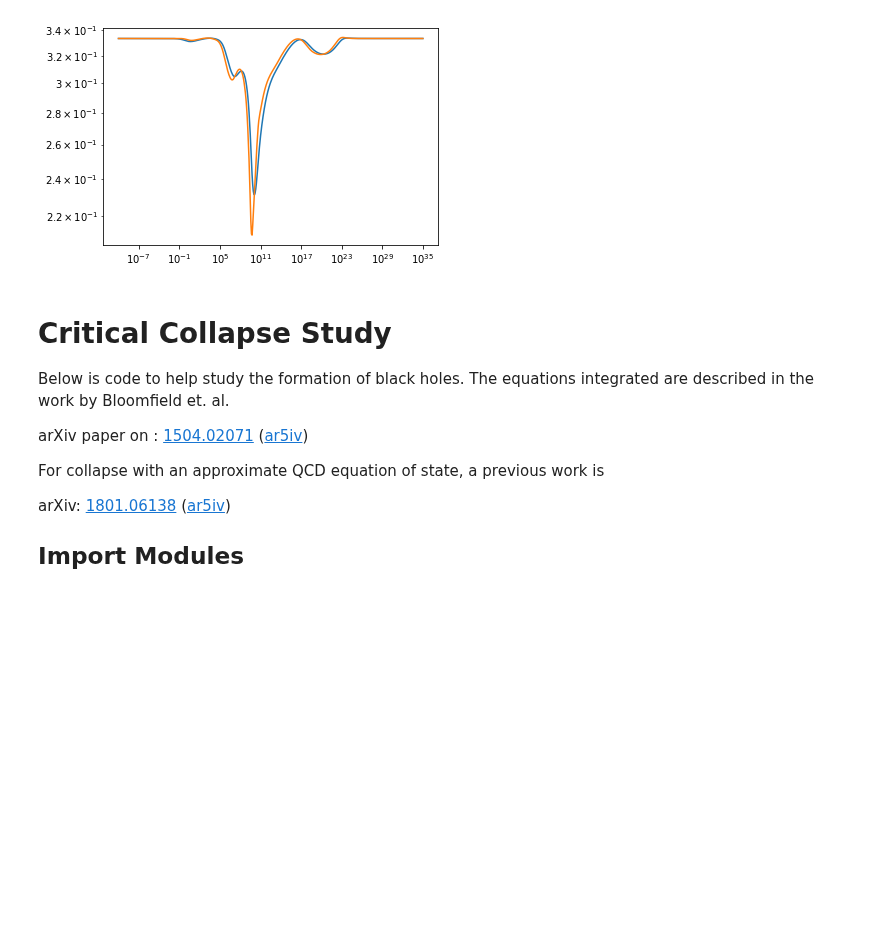
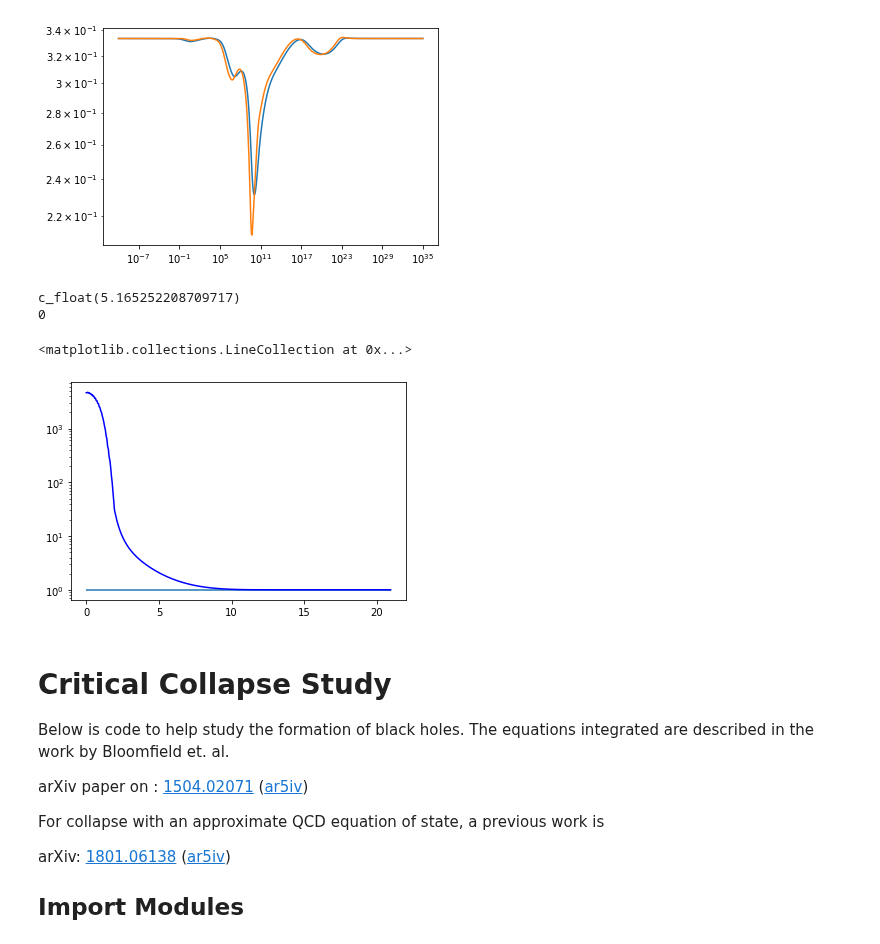
Before and after one commit to jbmertens/criticalcollapse, a Jupyter notebook: Critical_scaling.ipynb, the cells around one changed output. Drawn from its saved outputs; the diff is of its cells as text; code cells hidden in the pictures; blank space fills up the shorter version.

```diff
--- a/Critical_scaling.ipynb
+++ b/Critical_scaling.ipynb
@@ -52,9 +23,49 @@ c_lib.run_sim(N, steps, amp, rho0, output_interval,
+# %%
+c_lib.ics.argtypes = [ ctypes.POINTER(ctypes.c_float), ctypes.POINTER(ctypes.c_float),
+    ctypes.POINTER(ctypes.c_float), ctypes.POINTER(ctypes.c_float), ctypes.POINTER(ctypes.c_float),
+    ctypes.c_float, ctypes.c_int ]
+c_lib.ics.restype = None
+
+c_lib.run_sim.argtypes = [ ctypes.c_int, ctypes.c_int, ctypes.c_float, ctypes.c_float, ctypes.c_int,
+    ctypes.POINTER(ctypes.c_float), ctypes.POINTER(ctypes.c_float), ctypes.POINTER(ctypes.c_float),
+    ctypes.POINTER(ctypes.c_float), ctypes.POINTER(ctypes.c_float), ctypes.POINTER(ctypes.c_float) ]
+c_lib.run_sim.restype = ctypes.c_int
+
+
+def run_sim(N=400, max_steps=100000, amp=0.2732, rho0=1.0) :
+
+    xi = ctypes.c_float(-1)
+
+    Abar = (ctypes.c_float*N)()
+    Rtilde = (ctypes.c_float*N)()
+    mtilde = (ctypes.c_float*N)()
+    Utilde = (ctypes.c_float*N)()
+    agg = (ctypes.c_float*(N*13))()
+
+    c_lib.ics(Abar, Rtilde, mtilde, Utilde, ctypes.byref(xi), amp, N)
+    res = c_lib.run_sim(N, max_steps, amp, rho0, -1,
+        Abar, Rtilde, mtilde, Utilde, agg, ctypes.byref(xi));
+
+    print(xi)
+
+    return np.array(agg), xi, res
 # %%
-f = 11
-var = agg[N*f:N*(f+1)]
-plt.loglog(Abar, var)
-plt.loglog(Abar, np.abs(var), ":")
-plt.hlines(1.0, Abar[0], Abar[-1])
+N = 400
+agg, xi, res = run_sim(N, 100000)
+print(res)
+# %% [output]
+c_float(5.165252208709717)
+0
+# %%
+f = 2
+var = agg[N*f:N*(f+1)]
+Abar = agg[N*0:N*(0+1)]
+plt.semilogy(Abar, var, 'b-')
+plt.semilogy(Abar, -var, "b:")
+plt.hlines(1.0, Abar[0], Abar[-1])
+# %% [output]
+<matplotlib.collections.LineCollection at 0x...>
+[figure, added]
 # %% [markdown]
 # Critical Collapse Study
 
```
Also changed, not shown: parts of 2 cells of this notebook, 1 other file.
